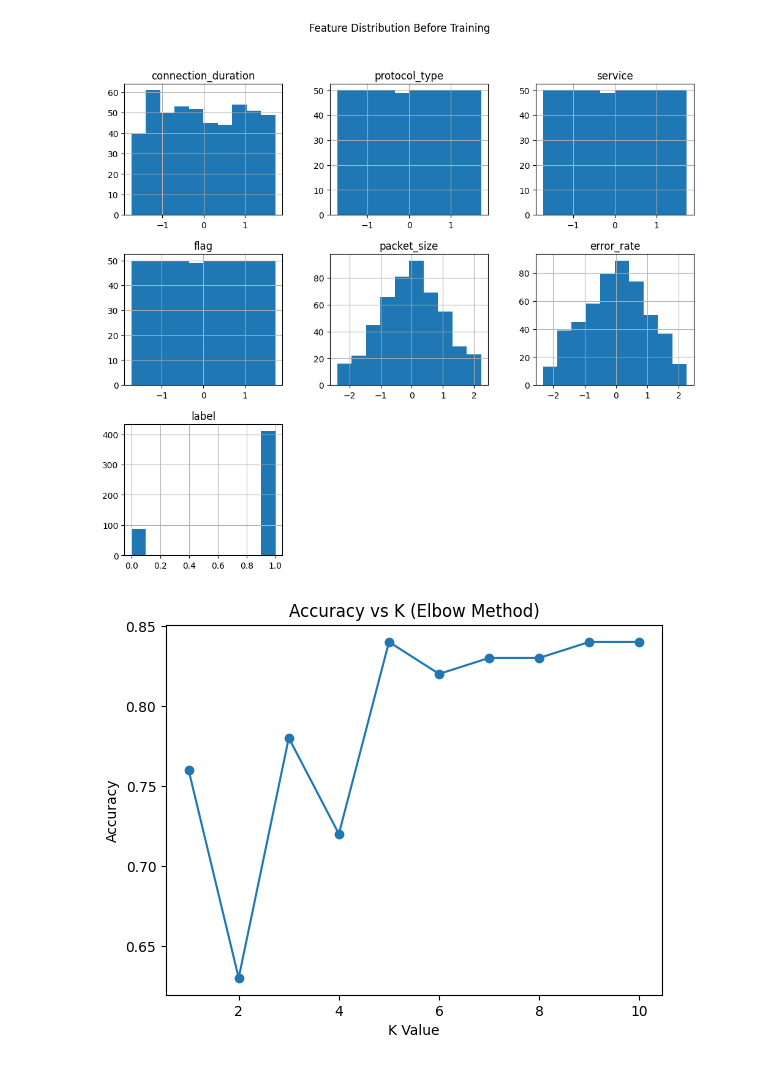
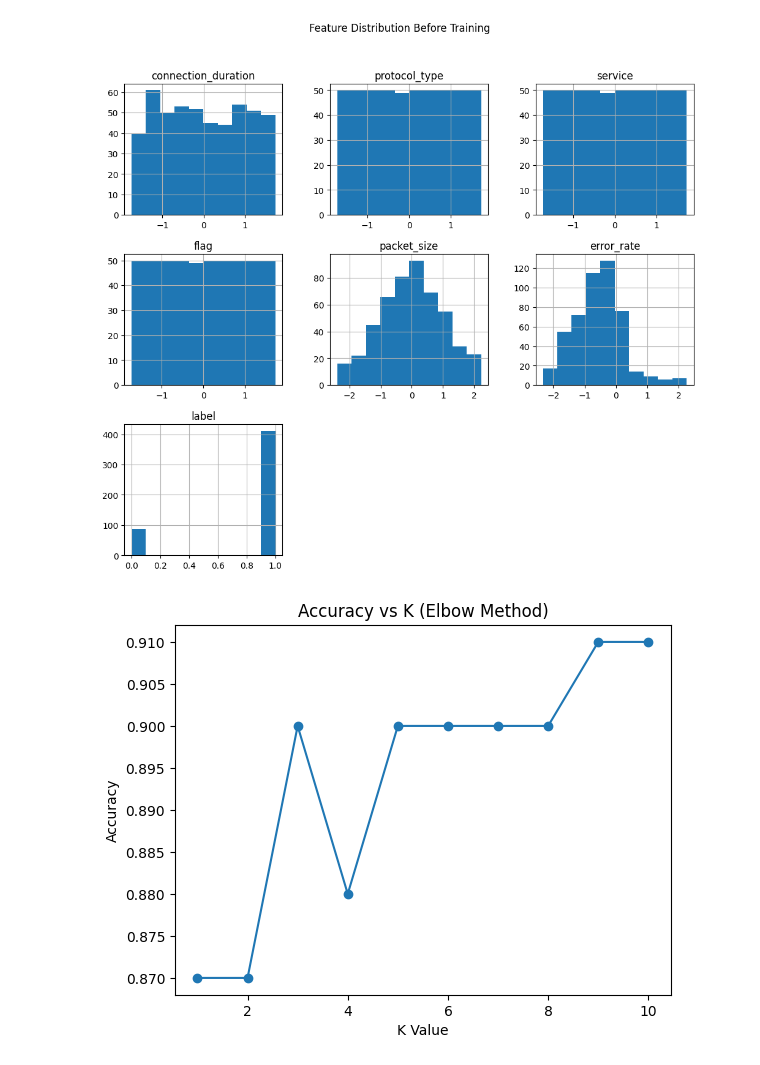
Before and after one commit to shivangi05072007-spec/Python_PBL_9, a Jupyter notebook: network intrusion.ipynb, the cells around one changed output. Cells and saved outputs as stored; diff of their text form; code cells hidden in the pictures.

```diff
--- a/network intrusion.ipynb
+++ b/network intrusion.ipynb
@@ -6,11 +6,12 @@ from sklearn.model_selection import train_test_split
 from sklearn.neighbors import KNeighborsClassifier
 from sklearn.metrics import accuracy_score, recall_score, precision_score, f1_score, confusion_matrix
 
-df = pd.read_csv(r"D:\PBL AI ML\cleaned_nsl_kdd.csv")
+df = pd.read_csv(r"D:\PBL AI ML\updated_file.csv")
 
+print("First 5 Rows of Dataset:\n")
 print(df.head())
 
-df.hist(figsize=(12,10))
+df.hist(figsize=(12, 10))
 plt.suptitle("Feature Distribution Before Training")
 plt.show()
 
@@ -28,6 +29,7 @@ accuracy_list = []
 for i in range(1, 11):
     knn = KNeighborsClassifier(n_neighbors=i)
     knn.fit(X_train, y_train)
+
     pred_i = knn.predict(X_test)
     accuracy_list.append(accuracy_score(y_test, pred_i))
 
@@ -47,6 +49,7 @@ recall = recall_score(y_test, y_pred)
 precision = precision_score(y_test, y_pred)
 f1 = f1_score(y_test, y_pred)
 
+print("\nModel Performance:\n")
 print("Accuracy :", accuracy)
 print("Precision :", precision)
 print("Recall :", recall)
@@ -54,4 +57,24 @@ print("F1 Score :", f1)
 
 cm = confusion_matrix(y_test, y_pred)
 print("\nConfusion Matrix:\n", cm)
+
+print("\nReal-Time Attack Detection\n")
+print("Enter values for the following features:")
+
+user_data = []
+
+for column in X.columns:
+    value = float(input(f"Enter value for {column}: "))
+    user_data.append(value)
+
+user_input = pd.DataFrame([user_data], columns=X.columns)
+
+prediction = knn.predict(user_input)
+
+print("\nPrediction Result:")
+
+if prediction[0] == 1:
+    print("Attack Detected!")
+else:
+    print("Normal Traffic.")
 # %% [output]
@@ -69,4 +94,4 @@ print("\nConfusion Matrix:\n", cm)
 3   -1.174009      1
 4   -2.139926      1
-[figure, old version]
+[figure, new version]
-[figure, old version]
+[figure, new version]
```
Also changed, not shown: parts of 1 cell of this notebook.
